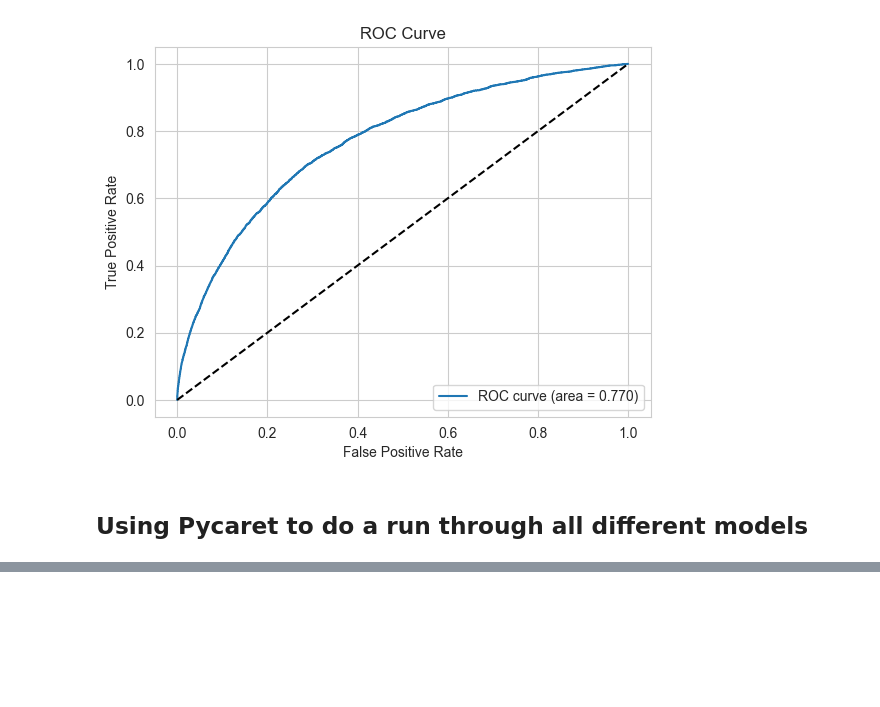
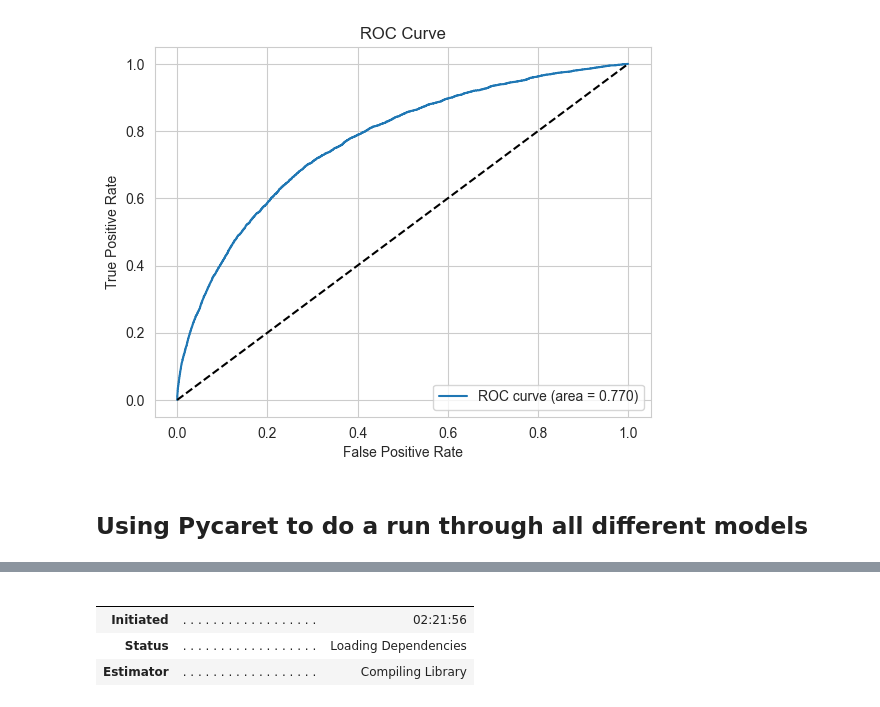
Before and after one commit to kaiwenShen/credit_default_prediction_kaggle, a Jupyter notebook: data_EDA.ipynb, the cells around one changed output, grey strips where cells are left out. Drawn from its saved outputs; the diff is of its cells as text; code cells hidden in the pictures; blank space fills up the shorter version.

```diff
--- a/data_EDA.ipynb
+++ b/data_EDA.ipynb
@@ -807,0 +802,8 @@ import pycaret
+# %%
+best = compare_models(n_select = 5)
+# %% [output]
+|  |  |  |
+|  |  |  |
+| Initiated | . . . . . . . . . . . . . . . . . . | 02:21:56 |
+| Status | . . . . . . . . . . . . . . . . . . | Loading Dependencies |
+| Estimator | . . . . . . . . . . . . . . . . . . | Compiling Library |
```
Also changed, not shown: parts of 7 cells of this notebook.
